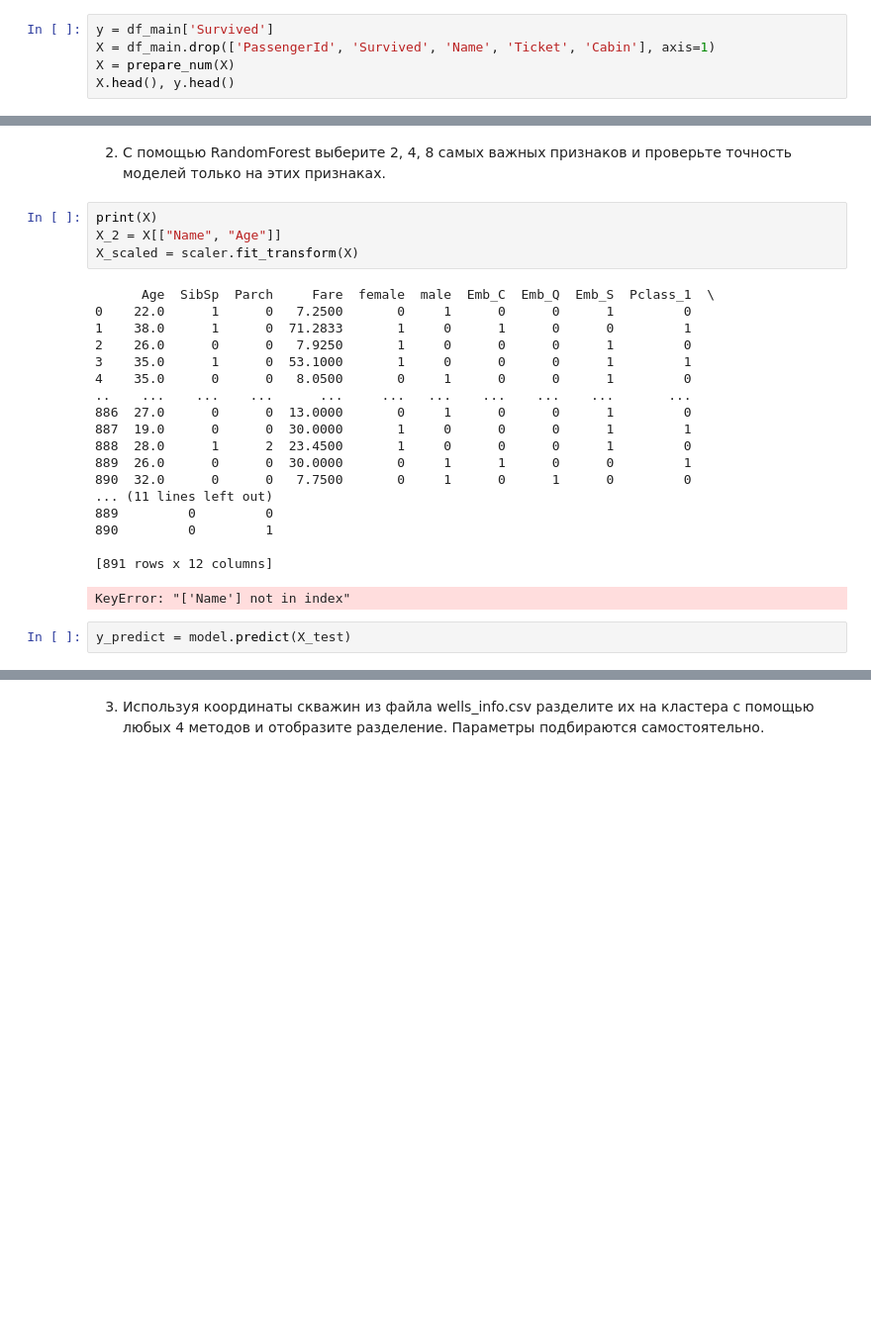
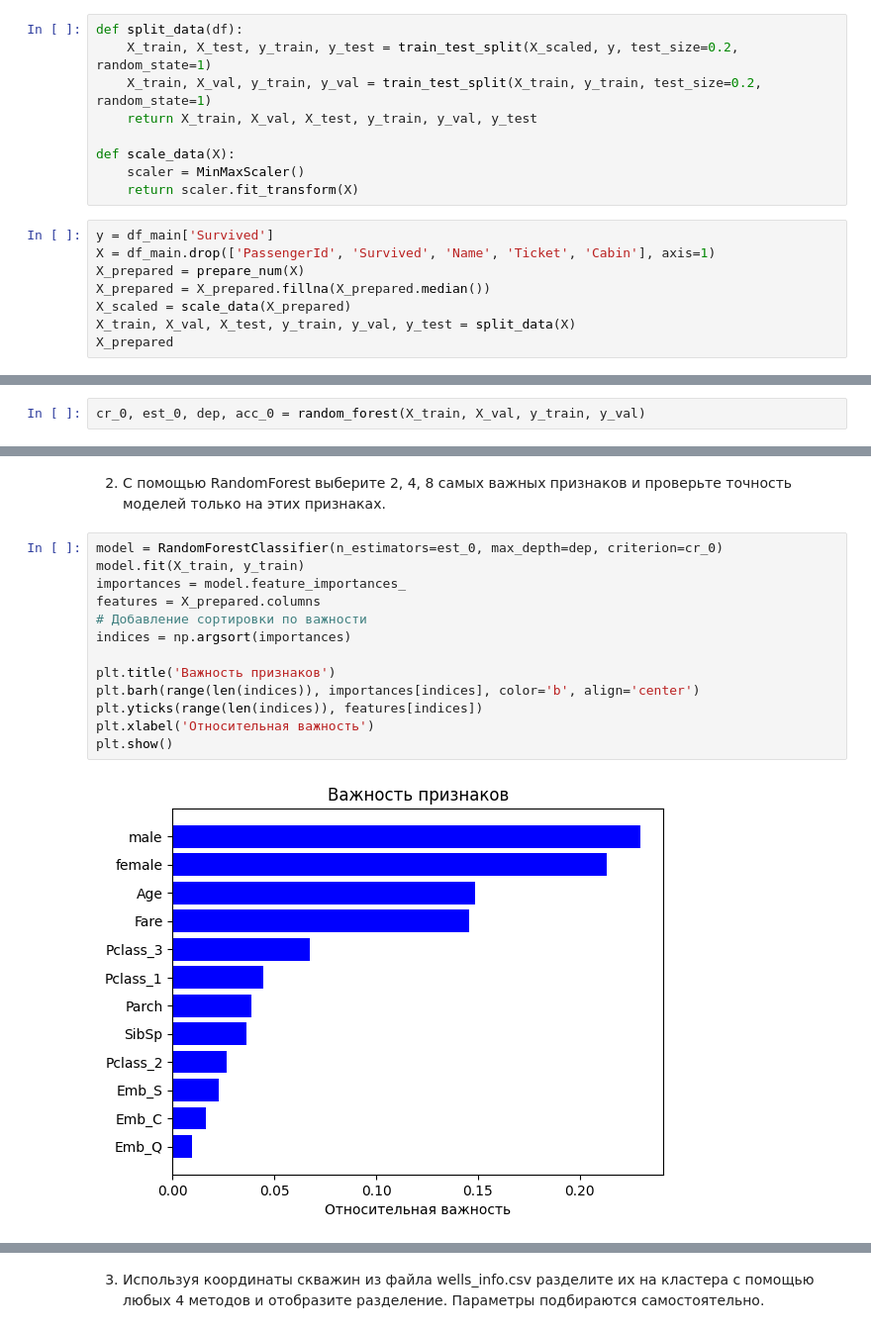
Before and after one commit to Grenka054/dPAK-2, a Jupyter notebook: 9/nineth.ipynb, the cells around one changed output, grey strips where cells are left out. Shown at 99% size. Saved outputs shown, nothing was run; the diff lists cells and outputs as text; blank space fills up the shorter version.

```diff
--- a/9/nineth.ipynb
+++ b/9/nineth.ipynb
@@ -52,9 +54,21 @@ def prepare_num(df):
 
     df_num = pd.concat((df_num, df_sex, df_emb, df_pcl), axis=1)
     return df_num
+# %%
+def split_data(df):
+    X_train, X_test, y_train, y_test = train_test_split(X_scaled, y, test_size=0.2, random_state=1)
+    X_train, X_val, y_train, y_val = train_test_split(X_train, y_train, test_size=0.2, random_state=1)
+    return X_train, X_val, X_test, y_train, y_val, y_test
+
+def scale_data(X):
+    scaler = MinMaxScaler()
+    return scaler.fit_transform(X)
 # %%
 y = df_main['Survived']
 X = df_main.drop(['PassengerId', 'Survived', 'Name', 'Ticket', 'Cabin'], axis=1)
-X = prepare_num(X)
-X.head(), y.head()
+X_prepared = prepare_num(X)
+X_prepared = X_prepared.fillna(X_prepared.median())
+X_scaled = scale_data(X_prepared)
+X_train, X_val, X_test, y_train, y_val, y_test = split_data(X)
+X_prepared
 # %% [output]
@@ -141 +116,3 @@ for cr in crit:
+# %%
+cr_0, est_0, dep, acc_0 = random_forest(X_train, X_val, y_train, y_val)
 # %%
@@ -160,27 +122,17 @@ acc
 # %% [markdown]
 2. С помощью RandomForest выберите 2, 4, 8 самых важных признаков и проверьте точность моделей только на этих признаках.
-# %%
-print(X)
-X_2 = X[["Name", "Age"]]
-X_scaled = scaler.fit_transform(X)
-# %% [output]
-      Age  SibSp  Parch     Fare  female  male  Emb_C  Emb_Q  Emb_S  Pclass_1  \
-0    22.0      1      0   7.2500       0     1      0      0      1         0
-1    38.0      1      0  71.2833       1     0      1      0      0         1
-2    26.0      0      0   7.9250       1     0      0      0      1         0
-3    35.0      1      0  53.1000       1     0      0      0      1         1
-4    35.0      0      0   8.0500       0     1      0      0      1         0
-..    ...    ...    ...      ...     ...   ...    ...    ...    ...       ...
-886  27.0      0      0  13.0000       0     1      0      0      1         0
-887  19.0      0      0  30.0000       1     0      0      0      1         1
-888  28.0      1      2  23.4500       1     0      0      0      1         0
-889  26.0      0      0  30.0000       0     1      1      0      0         1
-890  32.0      0      0   7.7500       0     1      0      1      0         0
-... (11 lines left out)
-889         0         0
-890         0         1
-
-[891 rows x 12 columns]
-KeyError: "['Name'] not in index"
-# %%
-y_predict = model.predict(X_test)
+# %%
+model = RandomForestClassifier(n_estimators=est_0, max_depth=dep, criterion=cr_0)
+model.fit(X_train, y_train)
+importances = model.feature_importances_
+features = X_prepared.columns
+# Добавление сортировки по важности
+indices = np.argsort(importances)
+
+plt.title('Важность признаков')
+plt.barh(range(len(indices)), importances[indices], color='b', align='center')
+plt.yticks(range(len(indices)), features[indices])
+plt.xlabel('Относительная важность')
+plt.show()
+# %% [output]
+[figure, added]
```
Also changed, not shown: parts of 16 cells of this notebook.
